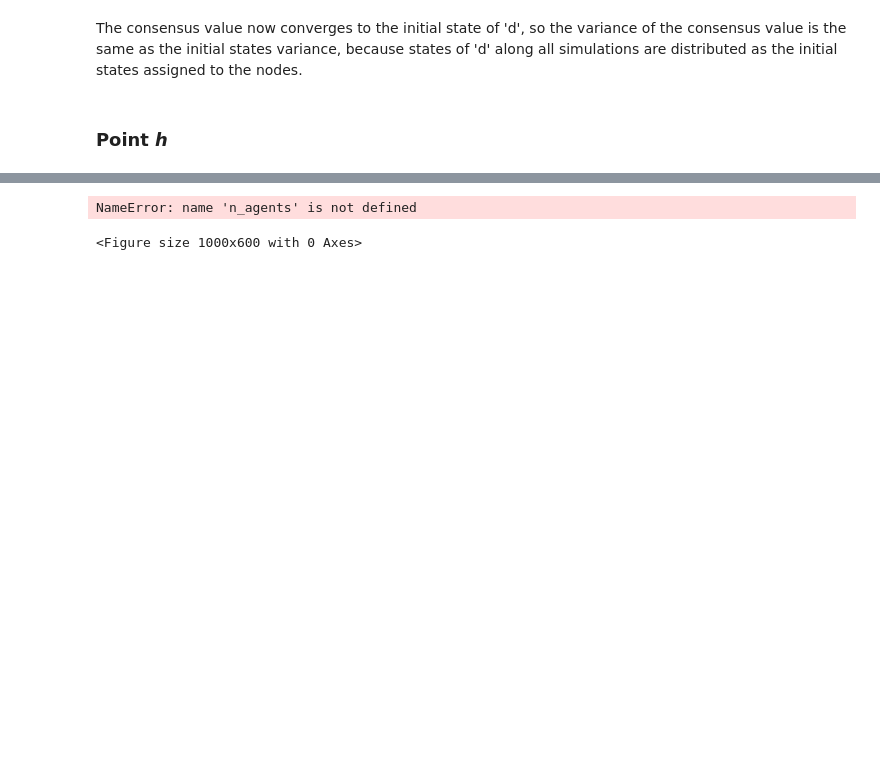
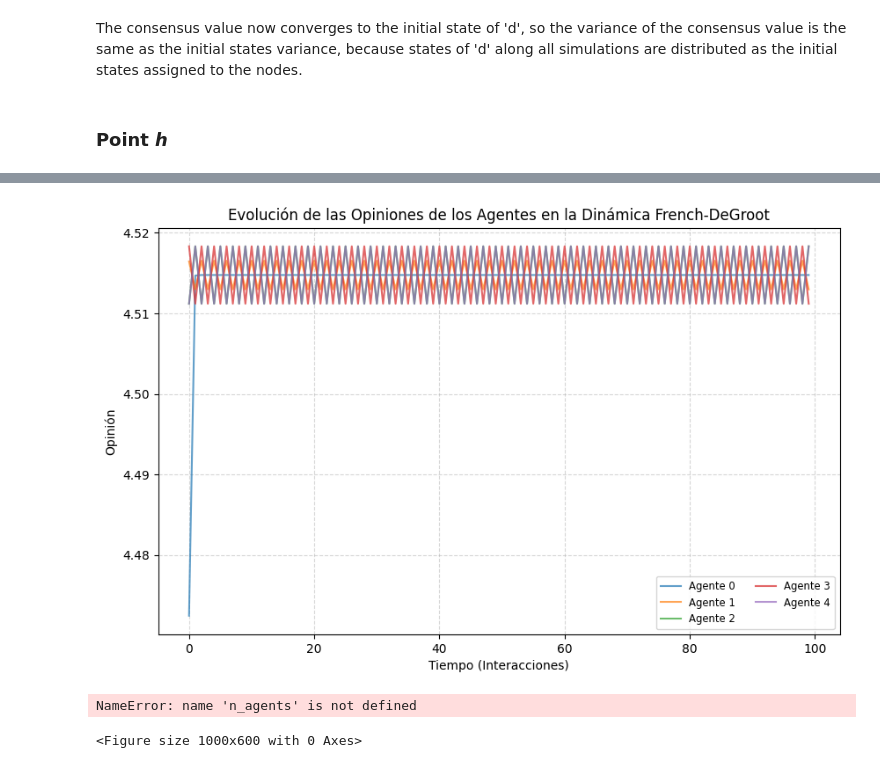
Before and after one commit to MateoRivera/network-dynamics, a Jupyter notebook: H2/Simulation-Anderson.ipynb, the cells around one changed output, grey strips where cells are left out. Cells and saved outputs as stored; diff of their text form; code cells hidden in the pictures; blank space fills up the shorter version.

```diff
--- a/H2/Simulation-Anderson.ipynb
+++ b/H2/Simulation-Anderson.ipynb
@@ -131,9 +131,9 @@ We are using a global clock!
 Lambda = np.array([
      [0, 2/5, 1/5, 0, 0],
      [0, 0, 3/4, 1/4, 0],
-     [1/2, 0, 0, 1/2, 0],
+     [1/2, 0, 0, 1/3, 0],
      [0, 0, 1/3, 0, 2/3],
-     [0, 1/3, 0, 1/3, 0]
+     [0, 1/2, 0, 1/3, 0]
 
 ])
 
@@ -669,7 +669,7 @@ The consensus value now converges to the initial state of 'd', so the variance o
 import copy
 #Removing (d,a) and (d,c)
 W2 = Lambda.copy()
-W2 = removeEdgeFromW(('c','b'), W2, node_list)
+W2 = removeEdgeFromW(('b','o'), W2, node_list)
 W2 = removeEdgeFromW(('d','a'), W2, node_list)
 W2
 # %% [output]
@@ -695,7 +695,7 @@ n_simulations = int(5e3)
 
 # simulating French-DeGroot in discrete time
 n_opinions = 10
-n_talks = int(1e2)
+n_talks = 100
 intalks_variance = np.zeros((n_simulations, n_talks))
 
 opinions = np.zeros((n_simulations, n_talks, Lambda.shape[0]))
@@ -736,3 +738,22 @@ node 'd':0.5000
+# %%
+opinion_evolution = np.mean(opinions,axis=0)
+plt.figure(figsize=(10, 6))
+
+# Graficar la evolución de cada agente
+for agent in range(5):
+    plt.plot(range(n_talks), opinion_evolution[:, agent], label=f'Agente {agent}', alpha=0.7)
+
+# Personalización del gráfico
+plt.xlabel('Tiempo (Interacciones)')
+plt.ylabel('Opinión')
+plt.title('Evolución de las Opiniones de los Agentes en la Dinámica French-DeGroot')
+plt.legend(loc='best', fontsize='small', ncol=2)
+plt.grid(True, linestyle='--', alpha=0.5)
+
+# Mostrar el gráfico
+plt.show()
+# %% [output]
+[figure, added]
 # %%
 plt.figure(figsize=(10, 6))
 
```
Also changed, not shown: parts of 5 cells of this notebook.
